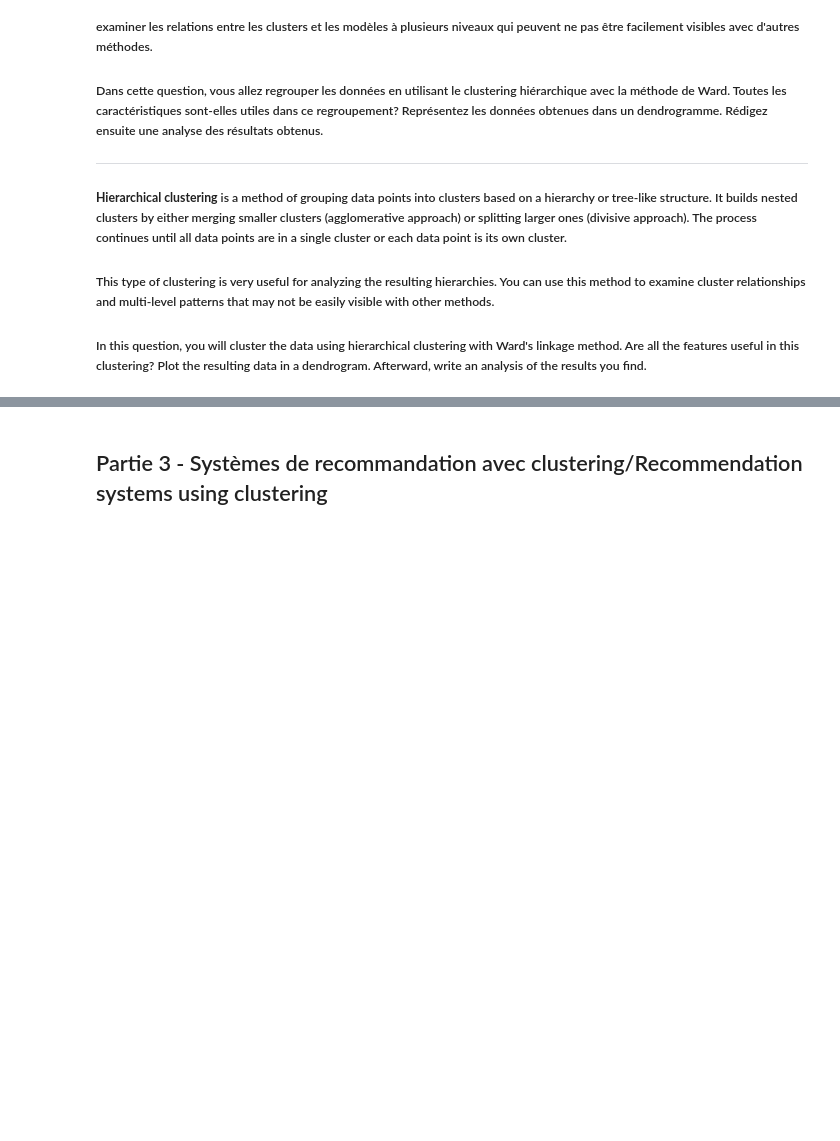
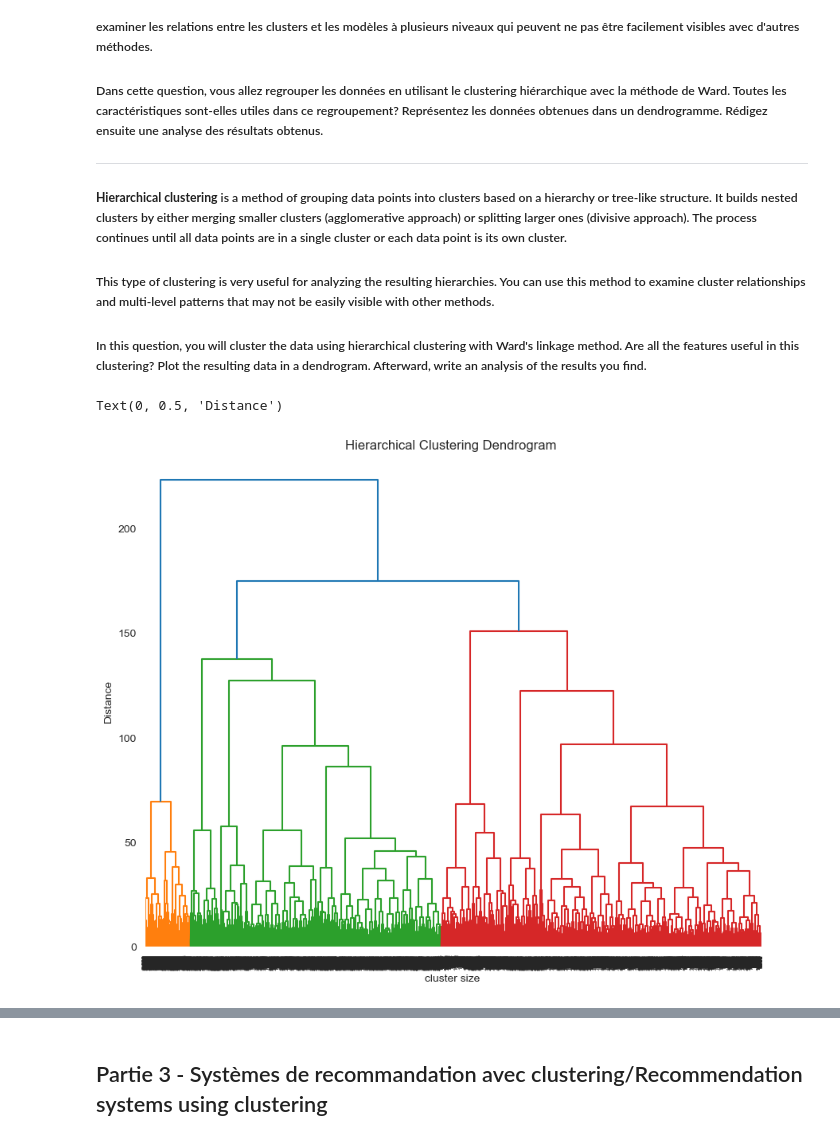
Before and after one commit to mohamedali05/TP1_INF8111, a Jupyter notebook: TP2/TP2-A2024.ipynb, the cells around one changed output, grey strips where cells are left out. Saved outputs shown, nothing was run; the diff lists cells and outputs as text; code cells hidden in the pictures; blank space fills up the shorter version.

```diff
--- a/TP2/TP2-A2024.ipynb
+++ b/TP2/TP2-A2024.ipynb
@@ -506,0 +675,8 @@ Les 3 points sélectionnés ont moins de 5 voisins à une distance epsilon, et t
+# %%
+nn = NearestNeighbors(radius=dbscan.eps)
+nn.fit(hits)
+
+# Find the indices of core points
+all_distances, all_indices = nn.radius_neighbors(hits)
+core_point_mask = np.array([len(neighbors) >= dbscan.min_samples for neighbors in all_indices])
+core_points = hits[core_point_mask]
@@ -523,18 +753,14 @@ Les 3 points sélectionnés ont moins de 5 voisins à une distance epsilon, et t
 # %%
-### CODE
-
-Z = linkage(hits, method='ward')  # Ward's method
-print(Z)
-
-
-# Création du dendrogramme pour les 10 musiques sélectionnées
 plt.figure(figsize=(10, 8))
 dendrogram(
     Z,
-    truncate_mode='lastp',  # Tronquer les autres branches
-    p=10,  # Afficher seulement les 10 derniers noeuds formés
-    show_leaf_counts=True
+    #truncate_mode='lastp',  # Tronquer les autres branches
+    #p=10,  # Afficher seulement les 10 derniers noeuds formés
+    #show_leaf_counts=True
 )
-plt.title("Hierarchical Clustering Dendrogram - Sample of 10")
-plt.xlabel("Sample index or (cluster size)")
+plt.title("Hierarchical Clustering Dendrogram ")
+plt.xlabel("cluster size")
 plt.ylabel("Distance")
+# %% [output]
+Text(0, 0.5, 'Distance')
+[figure, added]
```
Also changed, not shown: parts of 55 cells of this notebook.
